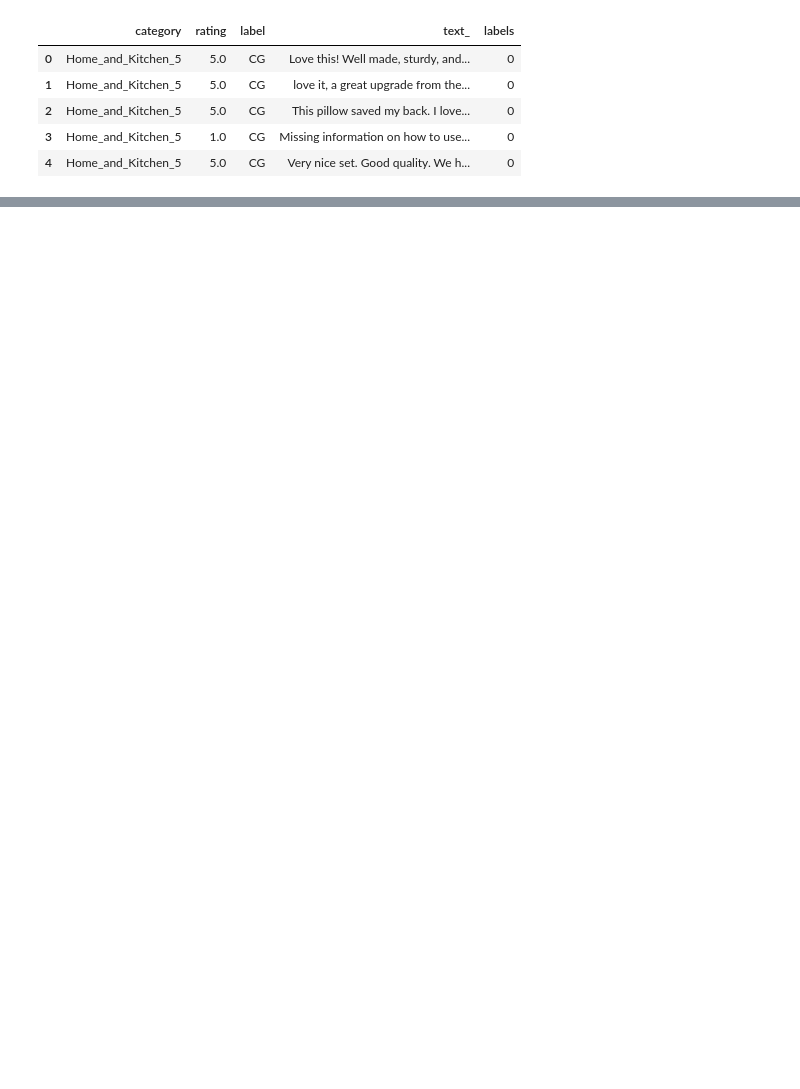
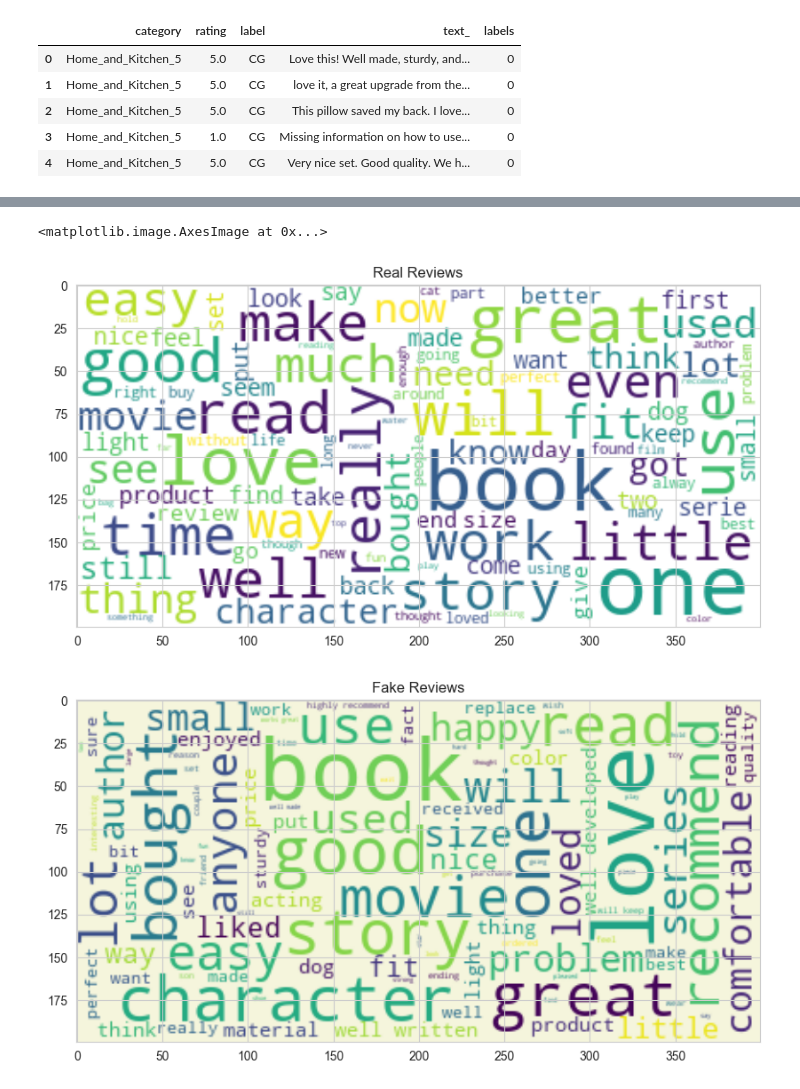
Before and after one commit to Marco6666662/Fake-Amazon-Review-NLP-Detection, a Jupyter notebook: Logistic Regression.ipynb, the cells around one changed output, grey strips where cells are left out. Saved outputs shown, nothing was run; the diff lists cells and outputs as text; code cells hidden in the pictures; blank space fills up the shorter version.

```diff
--- a/Logistic Regression.ipynb
+++ b/Logistic Regression.ipynb
@@ -107,0 +234,16 @@ array([1, 1, 1, 1, 1, 0, 1, 1, 1, 1, 1, 1, 1, 1, 1, 1, 1, 0, 1, 1, 1, 1,
+# %%
+worldcloud = WordCloud(max_font_size=50, max_words=100, background_color="white").generate(' '.join(real_text))
+
+plt.figure(figsize=(15,5))
+plt.title('Real Reviews')
+plt.imshow(worldcloud, interpolation="bilinear")
+
+worldcloud = WordCloud(max_font_size=50, max_words=100, background_color="beige").generate(' '.join(fake_text))
+
+plt.figure(figsize=(15,5))
+plt.title('Fake Reviews')
+plt.imshow(worldcloud, interpolation="bilinear")
+# %% [output]
+<matplotlib.image.AxesImage at 0x...>
+[figure, added]
+[figure, added]
```
Also changed, not shown: parts of 17 cells of this notebook.
